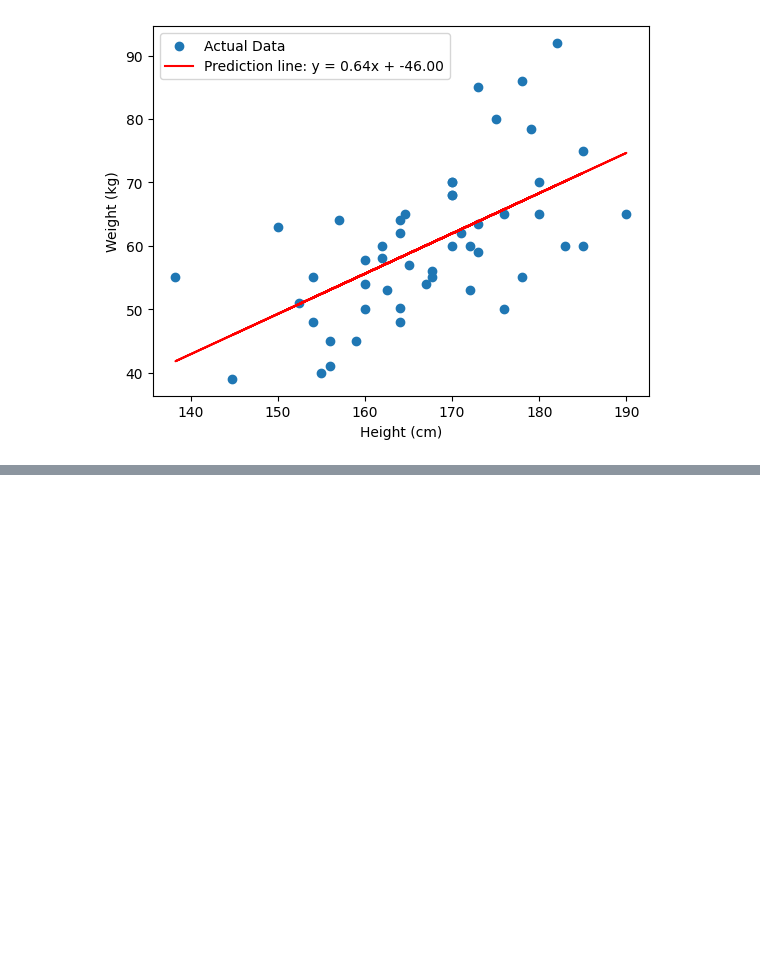
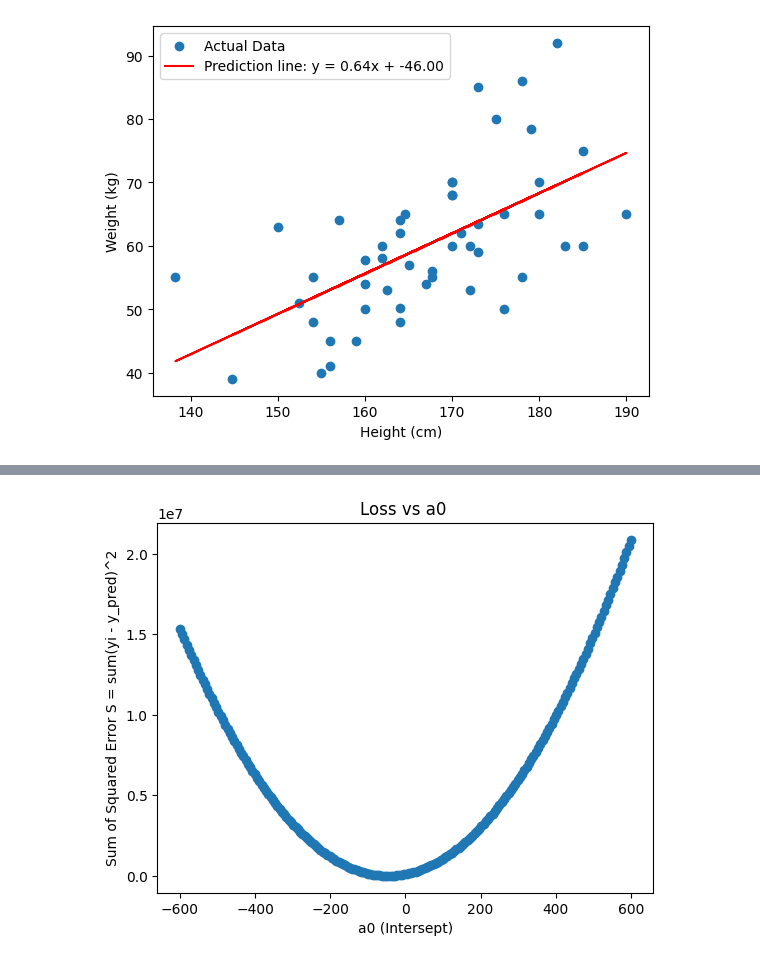
Before and after one commit to Rvbaghel/ML, a Jupyter notebook: Height_weight.ipynb, the cells around one changed output, grey strips where cells are left out. Cells and saved outputs as stored; diff of their text form; code cells hidden in the pictures; blank space fills up the shorter version.

```diff
--- a/Height_weight.ipynb
+++ b/Height_weight.ipynb
@@ -143,0 +177,30 @@ plt.show()
+# %%
+
+#a0 values we change and a1 we write static points
+
+# original we calculatation answer of a1=0.6350195661156534  , and a0=-45.999894182396744
+
+y_value=df['Weight (in kg)']
+x_value=df['Height (in cm)']
+
+
+#a0_value= np.random.uniform(-45.99989, 45.99989, 500)
+a0_value=np.linspace(-600, 600, 200)
+a1_values=0.63501
+
+S=[]
+
+for a0 in a0_value:
+    y_pred=a0+a1_values*x_value
+    s=sum((y_value-y_pred)**2)
+    S.append(s)
+
+
+plt.figure()
+plt.plot(a0_value, S, marker='o')
+plt.xlabel("a0 (Intersept)")
+plt.ylabel("Sum of Squared Error S = sum(yi - y_pred)^2")
+plt.title("Loss vs a0 ")
+plt.show()
+# %% [output]
+[figure, added]
```
Also changed, not shown: parts of 3 cells of this notebook.
